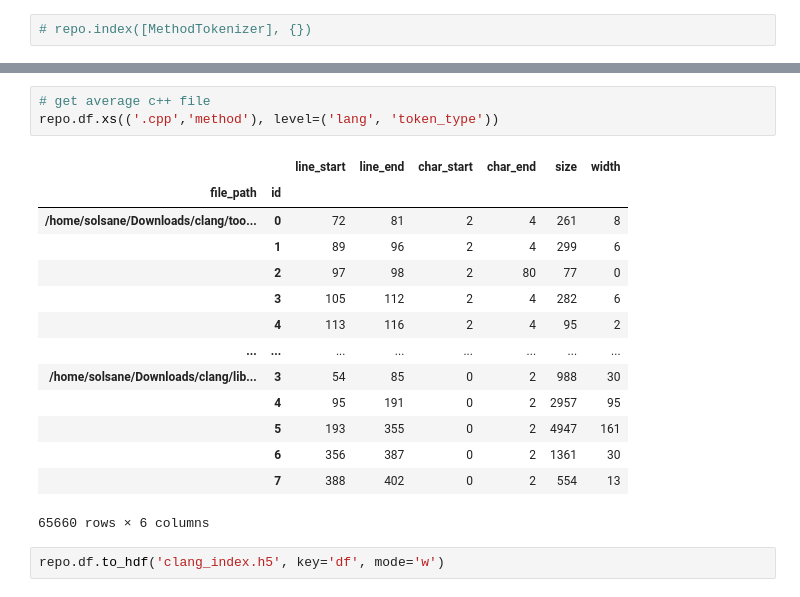
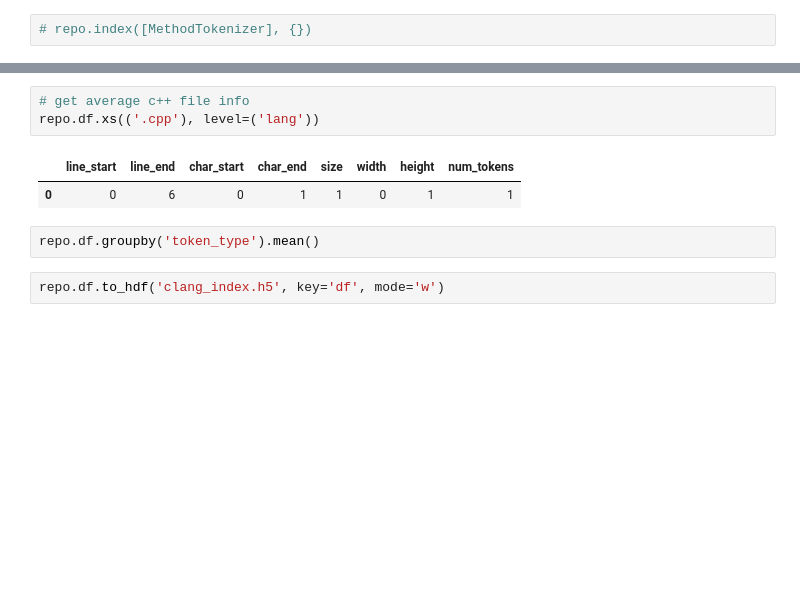
Before and after one commit to utk-se/CodeAnalytics-analyzer, a Jupyter notebook: example/test.ipynb, the cells around one changed output, grey strips where cells are left out. Cells and saved outputs as stored; diff of their text form; blank space fills up the shorter version.

```diff
--- a/example/test.ipynb
+++ b/example/test.ipynb
@@ -38,20 +41,10 @@ repo.df.T.head()
 # %%
-# get average c++ file
-repo.df.xs(('.cpp','method'), level=('lang', 'token_type'))
+# get average c++ file info
+repo.df.xs(('.cpp'), level=('lang'))
 # %% [output]
-|  |  | line_start | line_end | char_start | char_end | size | width |
-| file_path | id |  |  |  |  |  |  |
-| /home/solsane/Downloads/clang/too... | 0 | 72 | 81 | 2 | 4 | 261 | 8 |
-|  | 1 | 89 | 96 | 2 | 4 | 299 | 6 |
-|  | 2 | 97 | 98 | 2 | 80 | 77 | 0 |
-|  | 3 | 105 | 112 | 2 | 4 | 282 | 6 |
-|  | 4 | 113 | 116 | 2 | 4 | 95 | 2 |
-| ... | ... | ... | ... | ... | ... | ... | ... |
-| /home/solsane/Downloads/clang/lib... | 3 | 54 | 85 | 0 | 2 | 988 | 30 |
-|  | 4 | 95 | 191 | 0 | 2 | 2957 | 95 |
-|  | 5 | 193 | 355 | 0 | 2 | 4947 | 161 |
-|  | 6 | 356 | 387 | 0 | 2 | 1361 | 30 |
-|  | 7 | 388 | 402 | 0 | 2 | 554 | 13 |
+|  | line_start | line_end | char_start | char_end | size | width | height | num_tokens |
+| 0 | 0 | 6 | 0 | 1 | 1 | 0 | 1 | 1 |
-65660 rows × 6 columns
+# %%
+repo.df.groupby('token_type').mean()
 # %%
 repo.df.to_hdf('clang_index.h5', key='df', mode='w')
```
Also changed, not shown: parts of 4 cells of this notebook, 2 other files.
